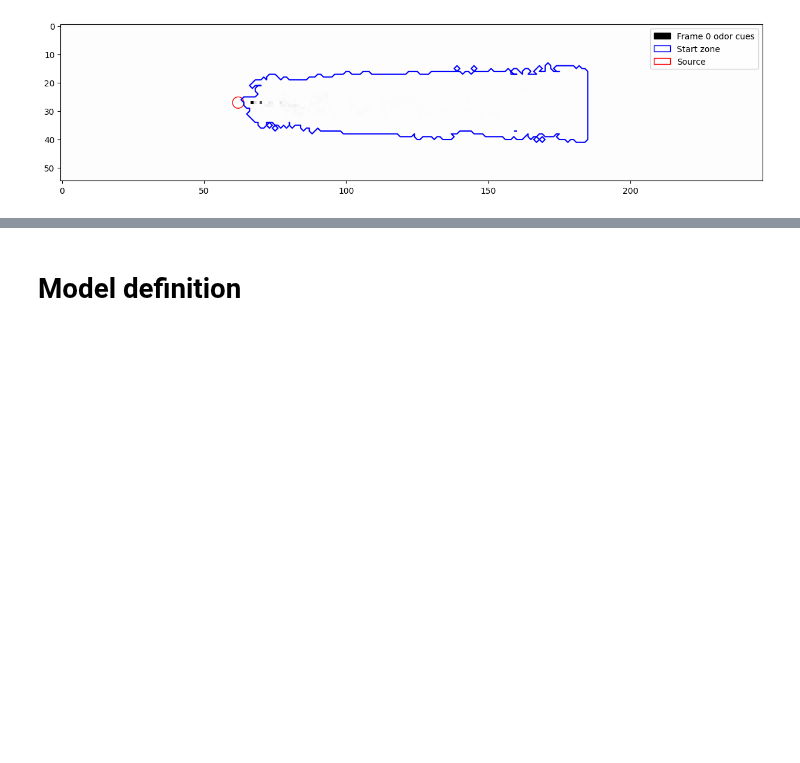
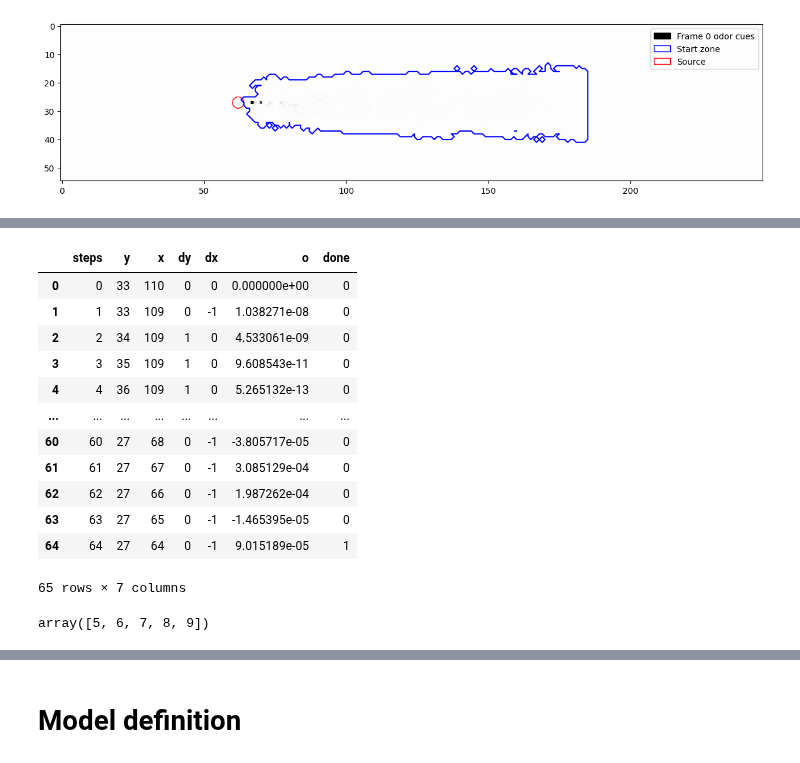
Before and after one commit to PimLb/olfactory-navigation, a Jupyter notebook: experiments/q_learning_comparisson.ipynb, the cells around one changed output, grey strips where cells are left out. Drawn from its saved outputs; the diff is of its cells as text; code cells hidden in the pictures; blank space fills up the shorter version.

```diff
--- a/experiments/q_learning_comparisson.ipynb
+++ b/experiments/q_learning_comparisson.ipynb
@@ -104,0 +145,22 @@ Simulations reached goal: 98/100 (2 failures) (98.00)
+# %%
+all_sims = []
+states_array = np.array(hist.states)
+action_array = np.array(hist.actions)
+observation_array = np.array(hist.observations)
+for i in range(100):
+    length = hist.done_at_step[i] if hist.done_at_step[i] >= 0 else len(states_array)
+
+    df = {
+        'steps': np.arange(length+1),
+        'y':     np.hstack([hist.start_state[i,0], states_array[:length, i, 0]]),
+        'x':     np.hstack([hist.start_state[i,1], states_array[:length, i, 1]]),
+        'dy':    np.hstack([[0], action_array[:length, i, 0]]),
+        'dx':    np.hstack([[0], action_array[:length, i, 1]]),
+        'o':     np.hstack([[0], observation_array[:length, i]]),
+        'done':  np.where(np.arange(length+1) == hist.done_at_step[i], 1, 0)
+    }
+
+    # Append
+    all_sims.append(pd.DataFrame(df))
+# %%
+combined_df = pd.concat(all_sims)
@@ -104,0 +169,26 @@ Simulations reached goal: 98/100 (2 failures) (98.00)
+# %%
+sim_start_rows = np.argwhere(combined_df['steps'] == 0)[:,0].tolist()
+# %%
+sim_start_rows.append(None)
+for i in range(len(sim_start_rows)-1):
+    dfi = combined_df.iloc[sim_start_rows[i]:sim_start_rows[i+1]]
+# %%
+dfi
+# %% [output]
+|  | steps | y | x | dy | dx | o | done |
+| 0 | 0 | 33 | 110 | 0 | 0 | 0.000000e+00 | 0 |
+| 1 | 1 | 33 | 109 | 0 | -1 | 1.038271e-08 | 0 |
+| 2 | 2 | 34 | 109 | 1 | 0 | 4.533061e-09 | 0 |
+| 3 | 3 | 35 | 109 | 1 | 0 | 9.608543e-11 | 0 |
+| 4 | 4 | 36 | 109 | 1 | 0 | 5.265132e-13 | 0 |
+| ... | ... | ... | ... | ... | ... | ... | ... |
+| 60 | 60 | 27 | 68 | 0 | -1 | -3.805717e-05 | 0 |
+| 61 | 61 | 27 | 67 | 0 | -1 | 3.085129e-04 | 0 |
+| 62 | 62 | 27 | 66 | 0 | -1 | 1.987262e-04 | 0 |
+| 63 | 63 | 27 | 65 | 0 | -1 | -1.465395e-05 | 0 |
+| 64 | 64 | 27 | 64 | 0 | -1 | 9.015189e-05 | 1 |
+65 rows × 7 columns
+# %%
+np.arange(10)[5:None]
+# %% [output]
+array([5, 6, 7, 8, 9])
```
Also changed, not shown: parts of 15 cells of this notebook, 1 other file.
